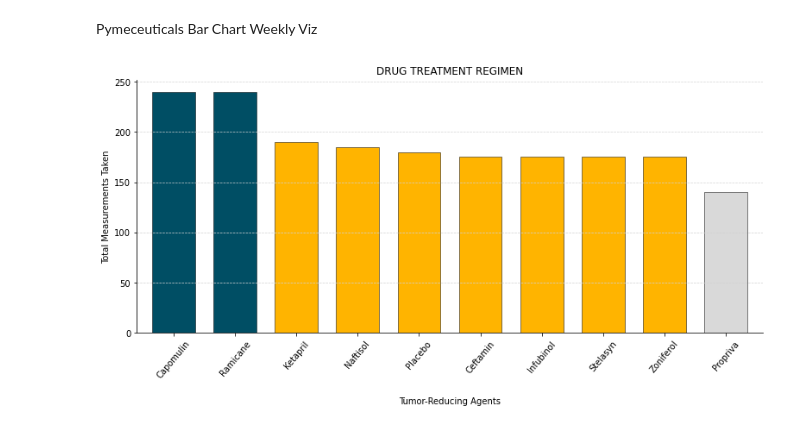
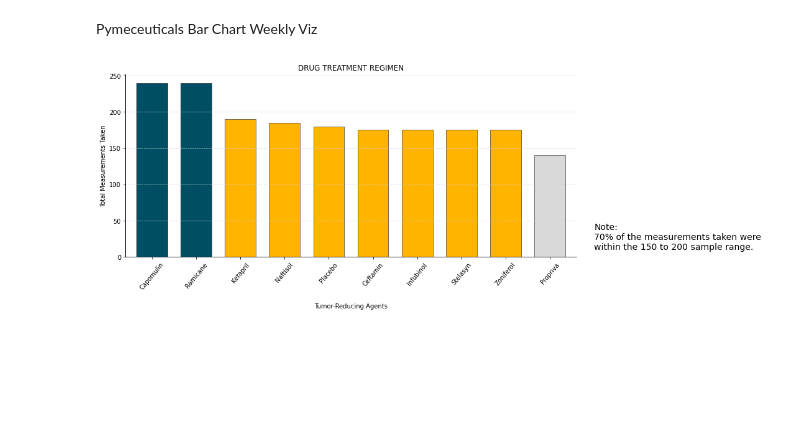
Before and after one commit to mathewqpmiller/WeeklyVizChallenge, a Jupyter notebook: Project2_Pymaceuticals_BarChart/Pymeceuticals_BarChart.ipynb, the cells around one changed output. Drawn from its saved outputs; the diff is of its cells as text; code cells hidden in the pictures; blank space fills up the shorter version.

Commit message:
Updated images

```diff
--- a/Project2_Pymaceuticals_BarChart/Pymeceuticals_BarChart.ipynb
+++ b/Project2_Pymaceuticals_BarChart/Pymeceuticals_BarChart.ipynb
@@ -39,31 +39,34 @@ bar_plot_dataframe.plot.bar(
 
 # Add labels
 ax.set_ylabel("Total Measurements Taken")
 ax.set_xlabel("Tumor-Reducing Agents", labelpad=20)  # Add padding to the x-axis label
 
 # Remove the frame by hiding top and right spines
 ax.spines['top'].set_visible(False)
 ax.spines['right'].set_visible(False)
 
+# Incorporate a text label regarding circle size
+plt.text(10, 10, 'Note:\n70% of the measurements taken were \nwithin the 150 to 200 sample range.', fontsize=14)
+
 # Adjust bottom padding to prevent label clipping
 plt.subplots_adjust(bottom=0.2)
 
 # Add gridlines only along the y-axis
 ax.grid(True, axis='y', linestyle='--', linewidth=0.7, color='lightgray')
 ax.grid(False, axis='x')  # Disable x-axis gridlines
 
 # Save with a custom bounding box
 custom_bbox = Bbox.from_bounds(0.0, 0.0, 13, 6)  # x, y, width, height (adjust as needed)
 plt.savefig("PandasBarChart.png", dpi=300, bbox_inches='tight')
 
 # Display HTML to center the chart
 # display(HTML("""
 # <div style="display: flex; justify-content: center;">
 #     <img src="PandasBarChart.png" style="max-width: 100%; height: 100%;">
 # </div>
 # """))
 
 # Display the plot
 plt.show()
 # %% [output]
-[figure, old version]
+[figure, new version]
```
Also changed, not shown: 3 other files.
